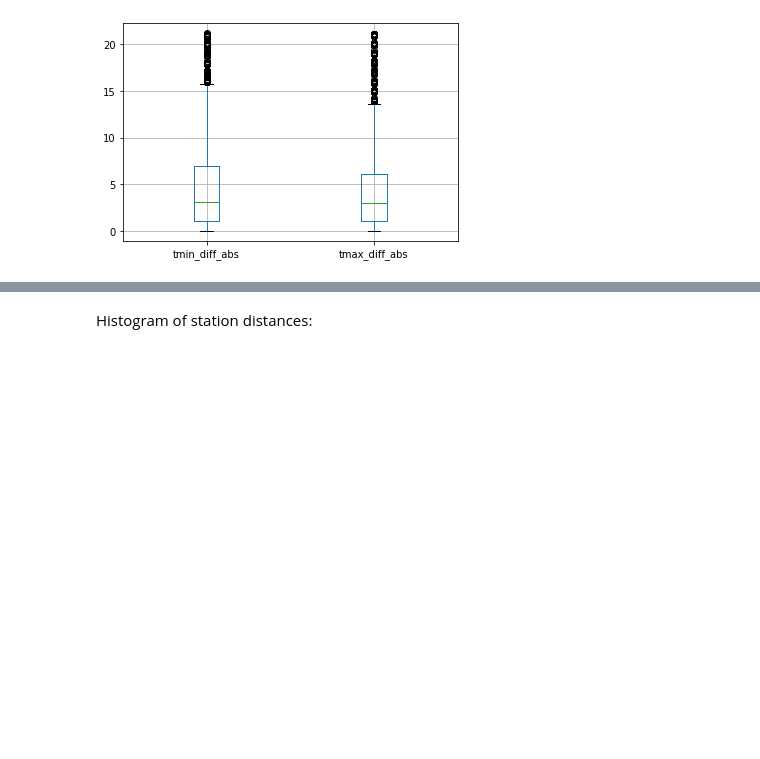
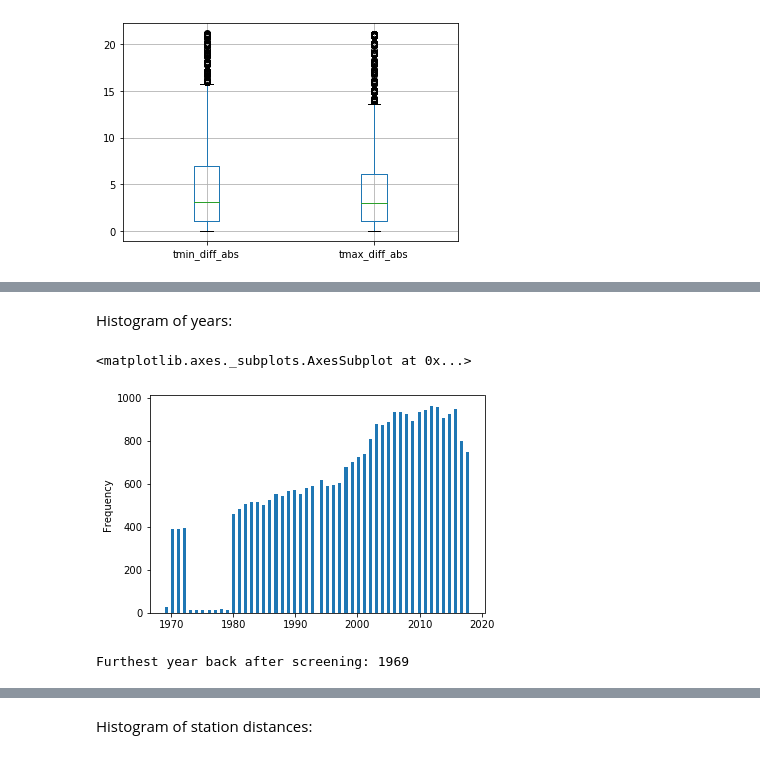
Before and after one commit to DataKind-DC/audubon-cbc, a Jupyter notebook: notebooks/2.0-ijd-eda.ipynb, the cells around one changed output, grey strips where cells are left out. Saved outputs shown, nothing was run; the diff lists cells and outputs as text; code cells hidden in the pictures; blank space fills up the shorter version.

```diff
--- a/notebooks/2.0-ijd-eda.ipynb
+++ b/notebooks/2.0-ijd-eda.ipynb
@@ -322,0 +343,11 @@ df_paired_10k.index.size
+# %% [markdown]
+Histogram of years:
+# %%
+df_paired_noout.loc[:, 'count_year'].plot.hist(bins=100)
+# %% [output]
+<matplotlib.axes._subplots.AxesSubplot at 0x...>
+[figure, added]
+# %%
+print('Furthest year back after screening:', df_paired_noout['count_year'].min())
+# %% [output]
+Furthest year back after screening: 1969
```
Also changed, not shown: parts of 42 cells of this notebook, 1 other file.
